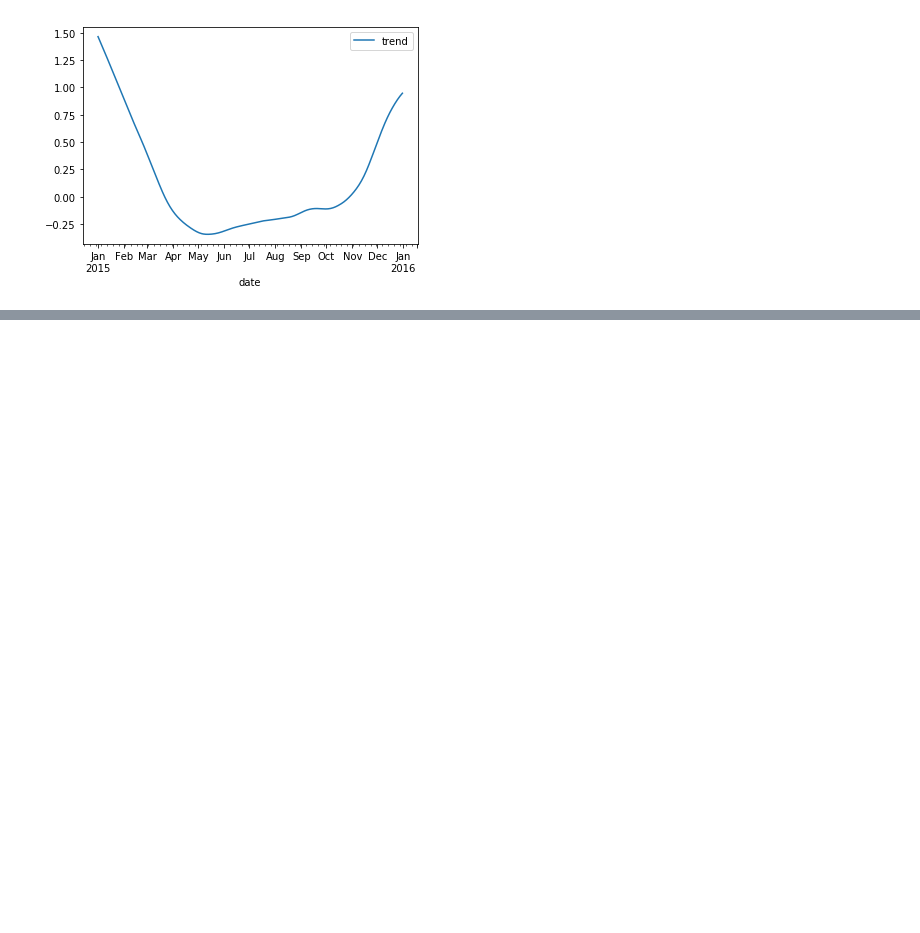
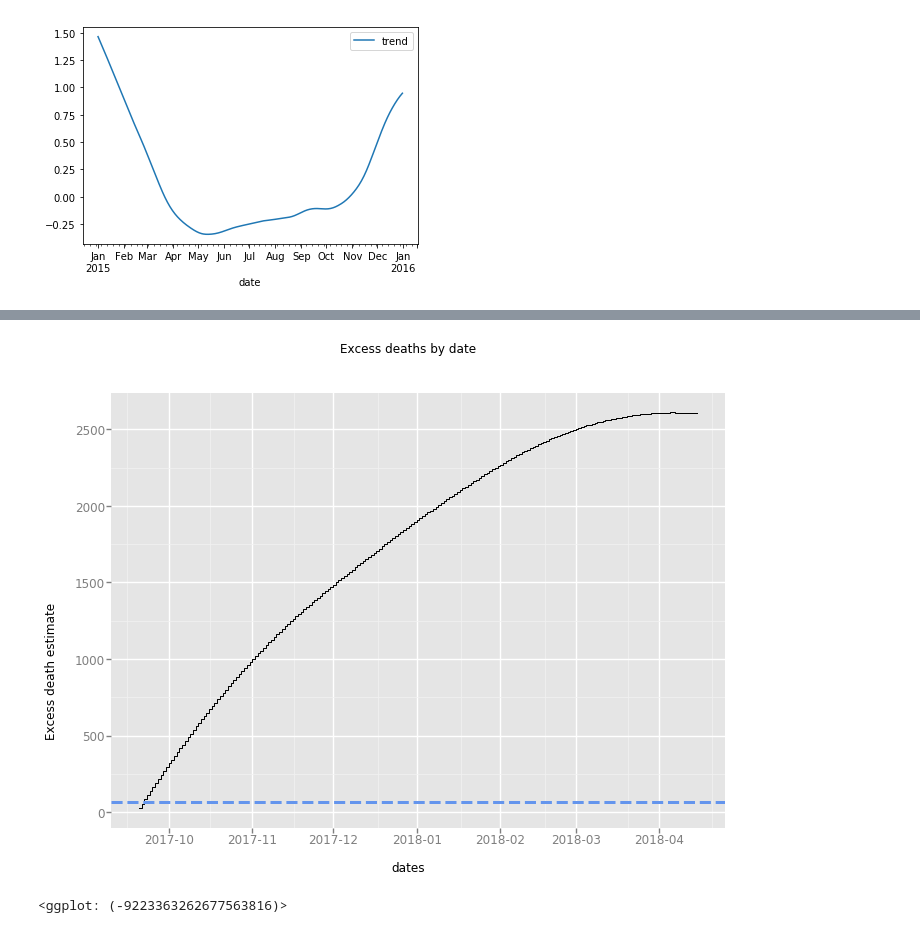
Before and after one commit to Angelsan720/datascience_jan19, a Jupyter notebook: project1/main.ipynb, the cells around one changed output, grey strips where cells are left out. Drawn from its saved outputs; the diff is of its cells as text; code cells hidden in the pictures; blank space fills up the shorter version.

```diff
--- a/project1/main.ipynb
+++ b/project1/main.ipynb
@@ -441,0 +449,20 @@ SyntaxError: invalid syntax (<ipython-input-63-cc687880240f>, line 27)
+# %%
+diff = pd.DataFrame({"rate": tempFrame.values, "dates": tempFrame.index})
+
+the_pop = 3406520
+raw = np.cumsum(data.smooth.values[-208:]*the_pop/1000/365)
+smooth = np.cumsum(after.rate.values*the_pop/1000/365)
+after["raw_cdf"]=raw
+after["smooth_cdf"]=smooth #what is this for???
+g = ggplot(aes("dates", "raw_cdf"), data = after)
+g += geom_step()
+g += scale_x_date(date_labels = "%b", date_breaks = "1 months")
+g += ggtitle("Excess deaths by date")
+g += ylab("Excess death estimate")
+g += geom_hline(y = 64, linetype = "dashed", color = "cornflowerblue", size = 3)
+
+#g += geom_hline(yintercept = 64, lty=2, col="grey")
+g
+# %% [output]
+[figure, added]
+<ggplot: (-9223363262677563816)>
```
Also changed, not shown: parts of 5 cells of this notebook.
